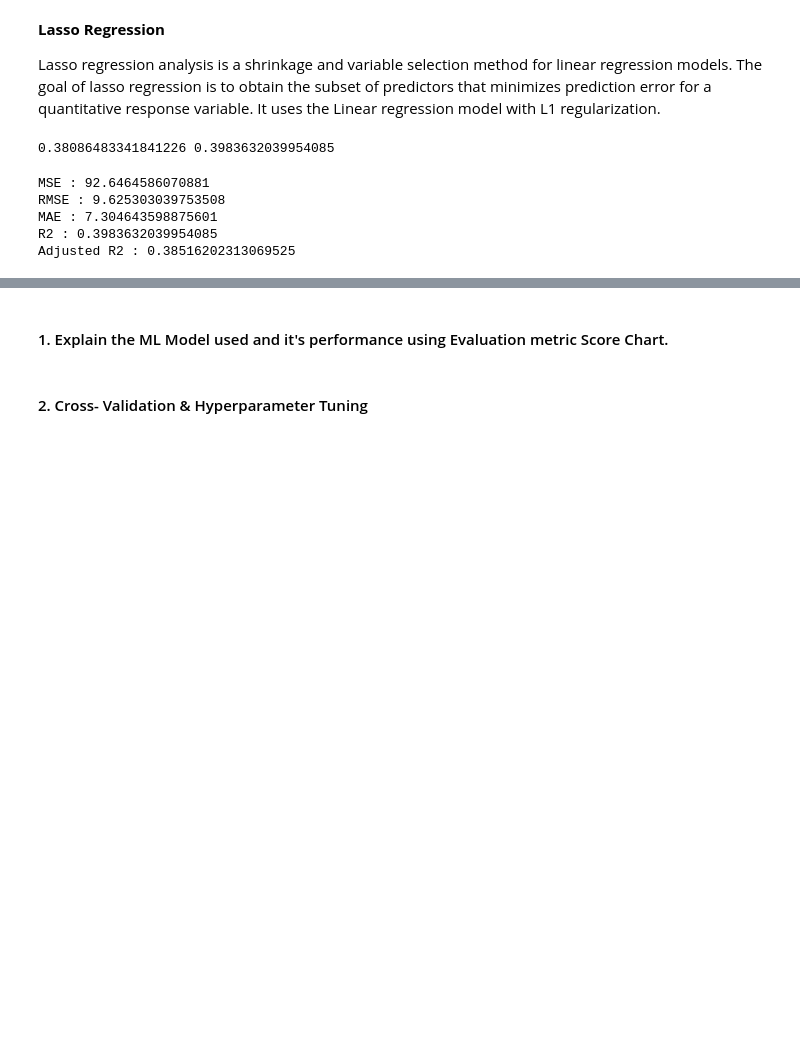
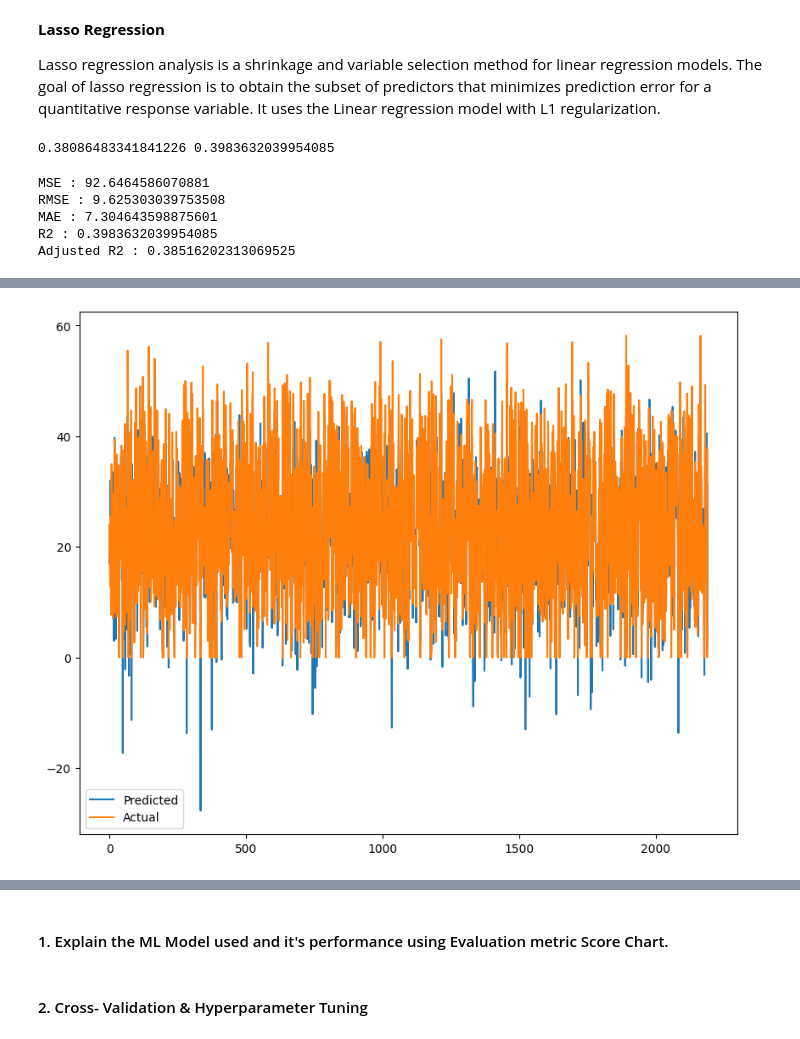
Before and after one commit to Dharitri-2022ds/ML-Capstone, a Jupyter notebook: Almabetter_Module_6_capstone_ML_project_.ipynb, the cells around one changed output, grey strips where cells are left out. Cells and saved outputs as stored; diff of their text form; code cells hidden in the pictures; blank space fills up the shorter version.

```diff
--- a/Almabetter_Module_6_capstone_ML_project_.ipynb
+++ b/Almabetter_Module_6_capstone_ML_project_.ipynb
@@ -1448,0 +1642,9 @@ Adjusted R2 : 0.38516202313069525
+# %%
+#Plot the figure
+plt.figure(figsize=(10,8))
+plt.plot((y_pred_test_ridge))
+plt.plot((np.array(y_test)))
+plt.legend(["Predicted","Actual"])
+plt.show()
+# %% [output]
+[figure, added]
```
Also changed, not shown: parts of 58 cells of this notebook.
